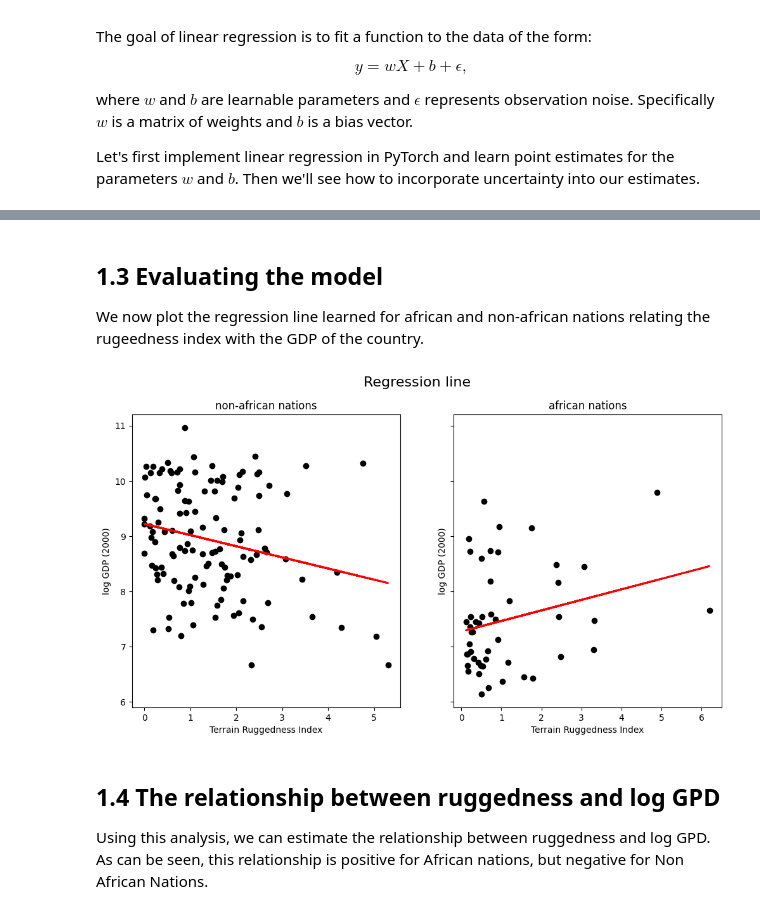
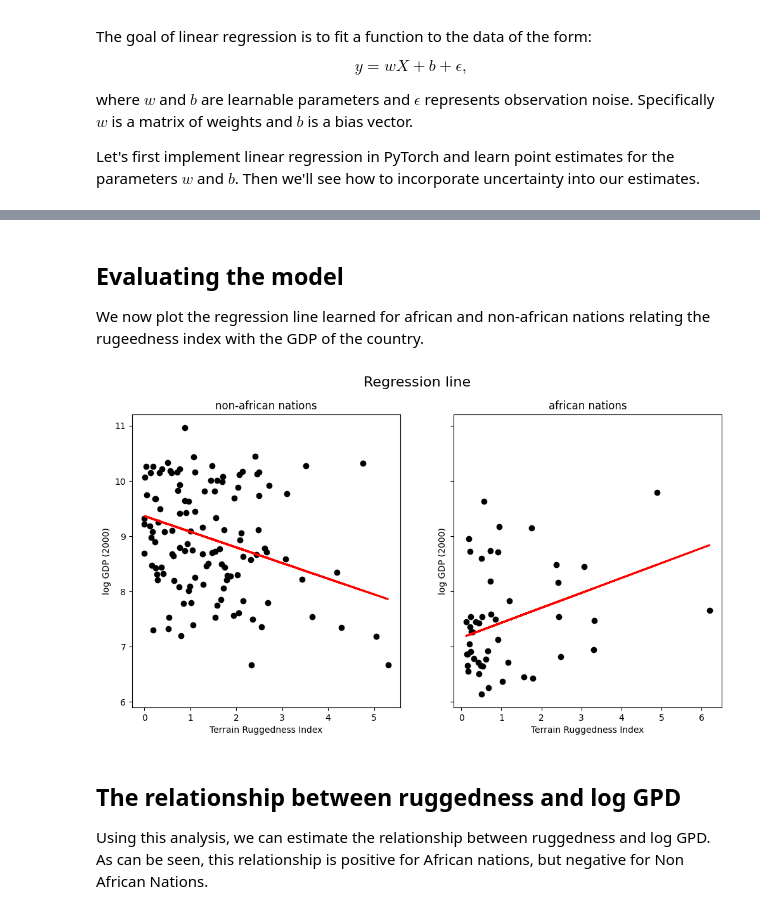
Before and after one commit to PGM-Lab/2025-MSE-AI, a Jupyter notebook: notebooks/BayesianLinearRegression.ipynb, the cells around one changed output, grey strips where cells are left out. Saved outputs shown, nothing was run; the diff lists cells and outputs as text; code cells hidden in the pictures.

```diff
--- a/notebooks/BayesianLinearRegression.ipynb
+++ b/notebooks/BayesianLinearRegression.ipynb
@@ -38,7 +50,7 @@ df = df[["cont_africa", "rugged", "rgdppc_2000"]]
 
 # Divide the data into predictors and response and store the data in numpy arrays organized in a dictionary with one
 # element for african and non-african nations, respectively.
-data = np.array(df)
+data = torch.tensor(df.values, dtype=torch.float)
 x_data = {'non-african': data[data[:, 0] == 0, 1].reshape(-1,1), 'african': data[data[:, 0] == 1, 1].reshape(-1,1)}
 y_data = {'non-african': data[data[:, 0] == 0, -1], 'african': data[data[:, 0] == 1, -1]}
 
@@ -236,6 +250,6 @@ def least_squares_solution(x_data, y_data, verbose=True):
     return param
 # %%
 # Learn the model
-model_lr = least_squares_solution(x_data, y_data)
+model_lr = least_squares_solution(x_train, y_train)
 # %% [output]
 Learning model for non-african nations
@@ -250,15 +264,15 @@ african: weights = [7.2751913  0.19053149]
 # %% [markdown]
-## 1.3 Evaluating the model
+## Evaluating the model
 
 We now plot the regression line learned for african and non-african nations relating the rugeedness index with the GDP of the country.
 # %%
 ax = prepare_figure(title='Regression line')
-plot_model(ax, model=model_lr)
+plot_model(ax, model=model_lr, x_data_=x_data)
 plt.show()
 # %% [output]
-[figure, old version]
+[figure, new version]
 # %% [markdown]
-## 1.4 The relationship between ruggedness and log GPD
+## The relationship between ruggedness and log GPD
 
 Using this analysis, we can estimate the relationship between ruggedness and log GPD. As can be seen, this relationship is positive for African nations, but negative for Non African Nations.
 # %%
```
Also changed, not shown: parts of 86 cells of this notebook.
